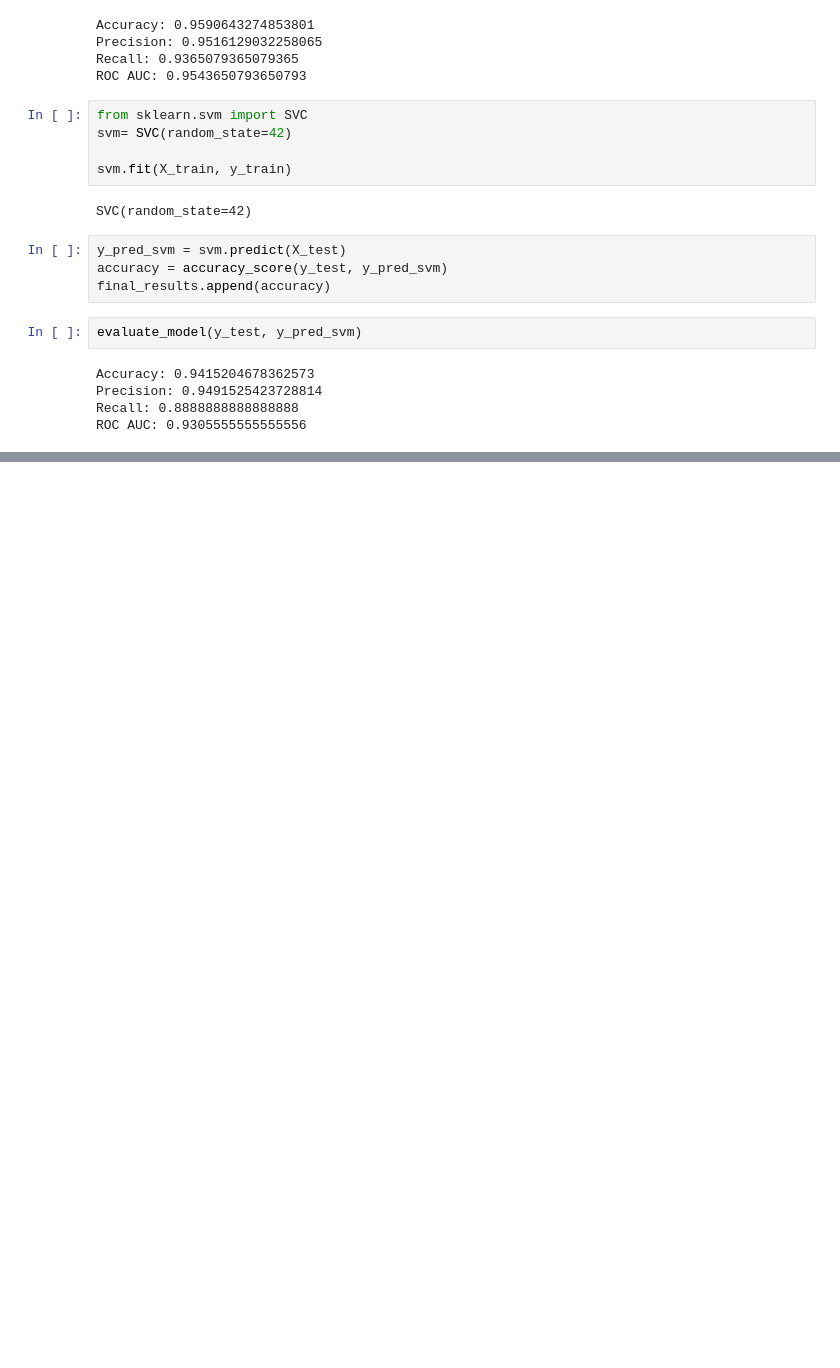
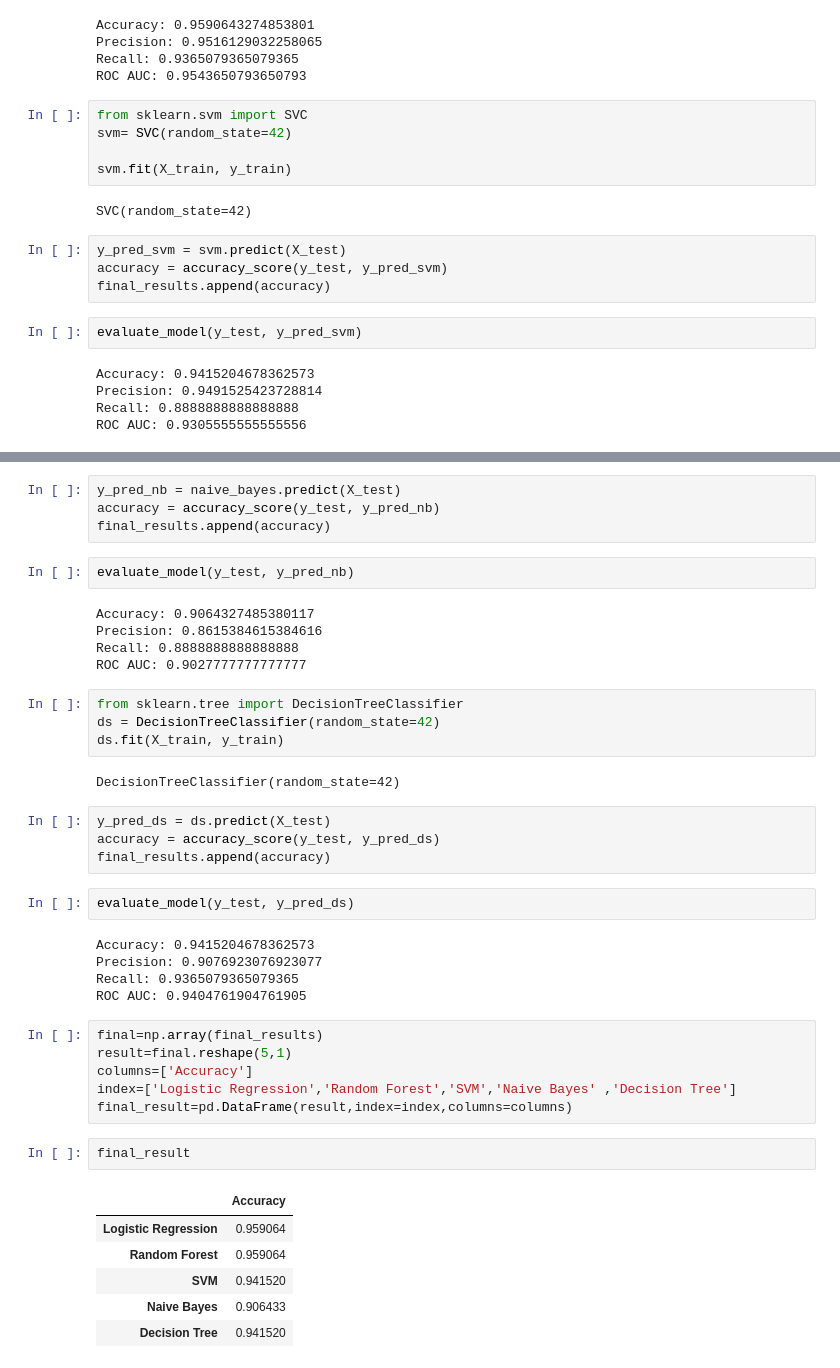
Before and after one commit to AngeliqueAlex/Capstone-2---Breast-Cancer-Tumor-Predictions, a Jupyter notebook: 04 Pre-Processing and Training.ipynb, the cells around one changed output, grey strips where cells are left out. Saved outputs shown, nothing was run; the diff lists cells and outputs as text; blank space fills up the shorter version.

Commit message:
final result

```diff
--- a/04 Pre-Processing and Training.ipynb
+++ b/04 Pre-Processing and Training.ipynb
@@ -286,0 +294,43 @@ ROC AUC: 0.9305555555555556
+# %%
+y_pred_nb = naive_bayes.predict(X_test)
+accuracy = accuracy_score(y_test, y_pred_nb)
+final_results.append(accuracy)
+# %%
+evaluate_model(y_test, y_pred_nb)
+# %% [output]
+Accuracy: 0.9064327485380117
+Precision: 0.8615384615384616
+Recall: 0.8888888888888888
+ROC AUC: 0.9027777777777777
+# %%
+from sklearn.tree import DecisionTreeClassifier
+ds = DecisionTreeClassifier(random_state=42)
+ds.fit(X_train, y_train)
+# %% [output]
+DecisionTreeClassifier(random_state=42)
+# %%
+y_pred_ds = ds.predict(X_test)
+accuracy = accuracy_score(y_test, y_pred_ds)
+final_results.append(accuracy)
+# %%
+evaluate_model(y_test, y_pred_ds)
+# %% [output]
+Accuracy: 0.9415204678362573
+Precision: 0.9076923076923077
+Recall: 0.9365079365079365
+ROC AUC: 0.9404761904761905
+# %%
+final=np.array(final_results)
+result=final.reshape(5,1)
+columns=['Accuracy']
+index=['Logistic Regression','Random Forest','SVM','Naive Bayes' ,'Decision Tree']
+final_result=pd.DataFrame(result,index=index,columns=columns)
+# %%
+final_result
+# %% [output]
+|  | Accuracy |
+| Logistic Regression | 0.959064 |
+| Random Forest | 0.959064 |
+| SVM | 0.941520 |
+| Naive Bayes | 0.906433 |
+| Decision Tree | 0.941520 |
```
Also changed, not shown: parts of 1 cell of this notebook.
